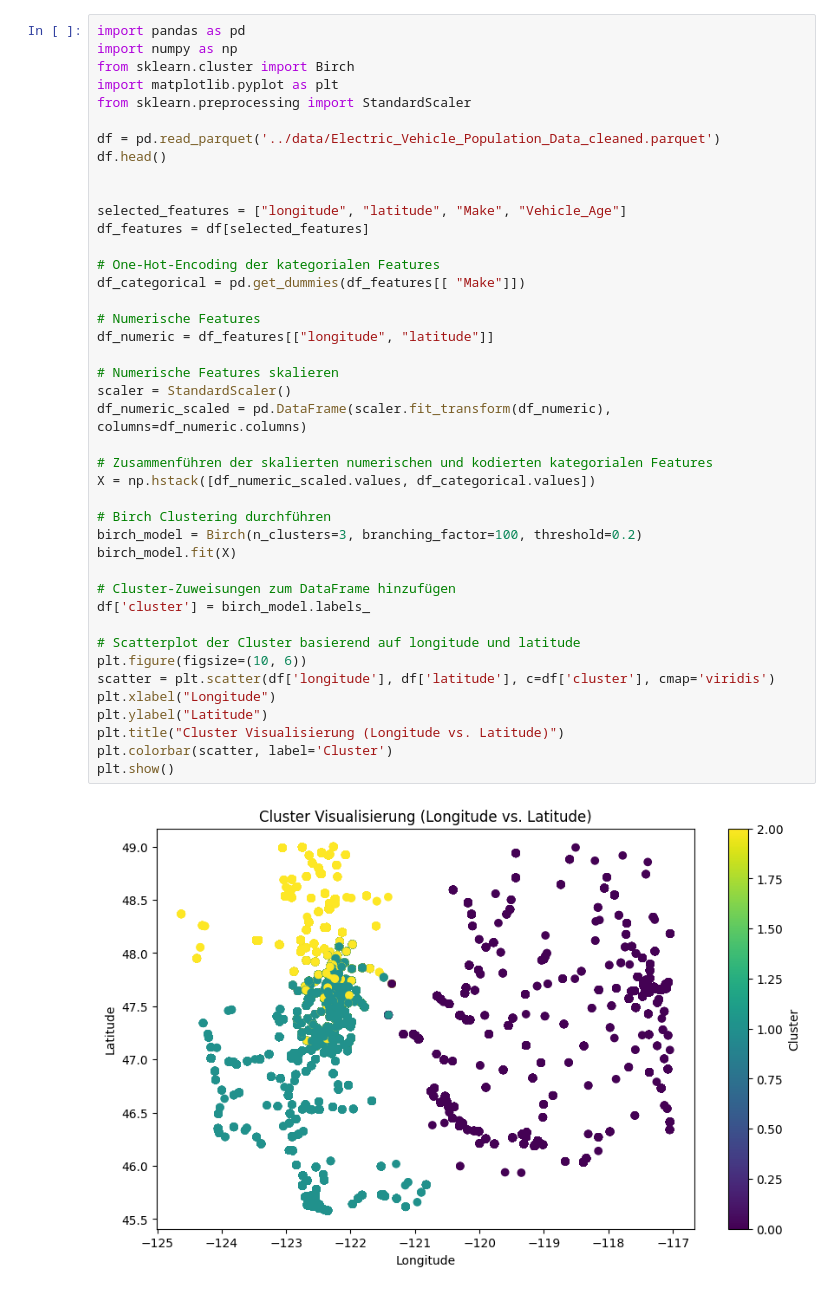
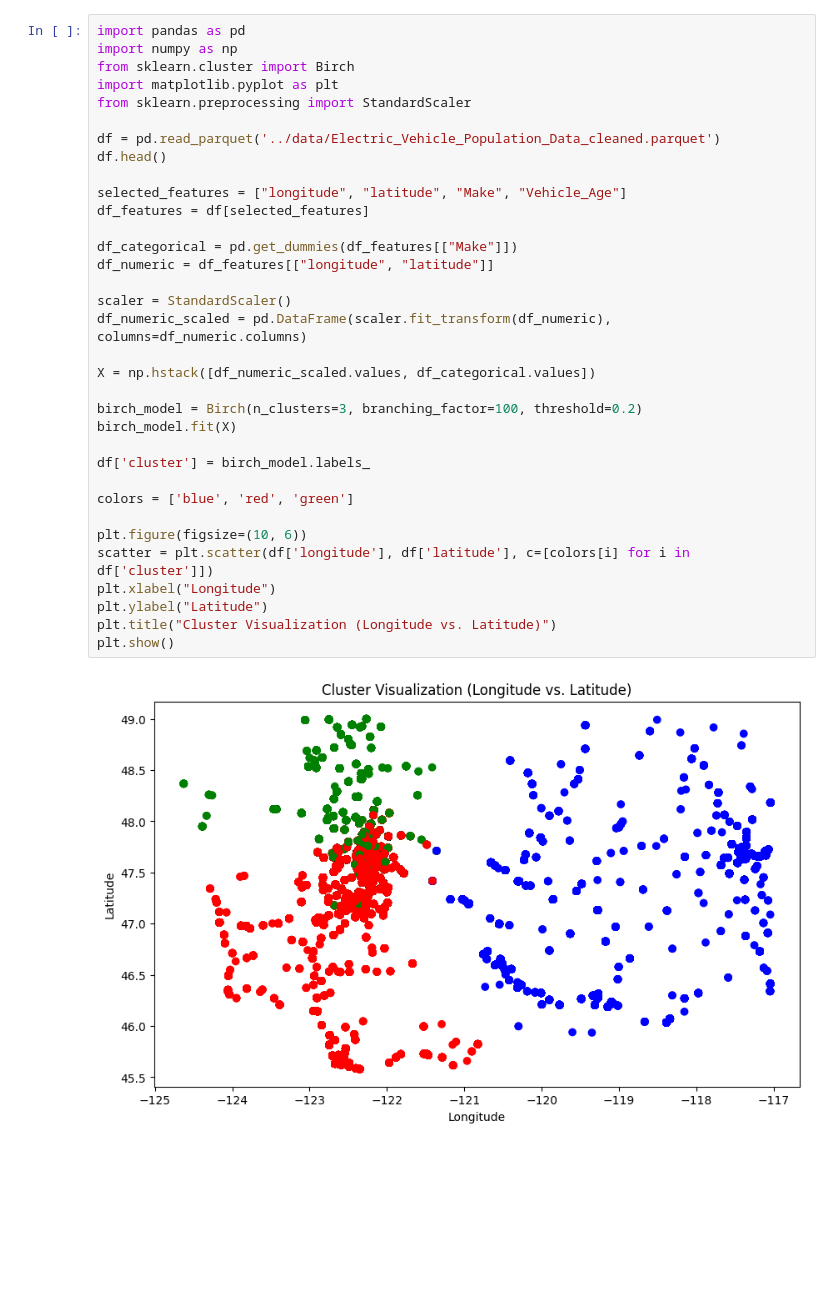
Before and after one commit to aronse1/Electric-Vehicle-Population-Data, a Jupyter notebook: notebooks/04_unsupervised_birch.ipynb, the cells around one changed output. Saved outputs shown, nothing was run; the diff lists cells and outputs as text; blank space fills up the shorter version.

```diff
--- a/notebooks/04_unsupervised_birch.ipynb
+++ b/notebooks/04_unsupervised_birch.ipynb
@@ -1,47 +1,39 @@
 # %%
 import pandas as pd
 import numpy as np
 from sklearn.cluster import Birch
 import matplotlib.pyplot as plt
 from sklearn.preprocessing import StandardScaler
 
 df = pd.read_parquet('../data/Electric_Vehicle_Population_Data_cleaned.parquet')
 df.head()
 
-
 selected_features = ["longitude", "latitude", "Make", "Vehicle_Age"]
 df_features = df[selected_features]
 
-# One-Hot-Encoding der kategorialen Features
-df_categorical = pd.get_dummies(df_features[[ "Make"]])
-
-# Numerische Features
+df_categorical = pd.get_dummies(df_features[["Make"]])
 df_numeric = df_features[["longitude", "latitude"]]
 
-# Numerische Features skalieren
 scaler = StandardScaler()
 df_numeric_scaled = pd.DataFrame(scaler.fit_transform(df_numeric), columns=df_numeric.columns)
 
-# Zusammenführen der skalierten numerischen und kodierten kategorialen Features
 X = np.hstack([df_numeric_scaled.values, df_categorical.values])
 
-# Birch Clustering durchführen
 birch_model = Birch(n_clusters=3, branching_factor=100, threshold=0.2)
 birch_model.fit(X)
 
-# Cluster-Zuweisungen zum DataFrame hinzufügen
 df['cluster'] = birch_model.labels_
 
-# Scatterplot der Cluster basierend auf longitude und latitude
+colors = ['blue', 'red', 'green']
+
 plt.figure(figsize=(10, 6))
-scatter = plt.scatter(df['longitude'], df['latitude'], c=df['cluster'], cmap='viridis')
+scatter = plt.scatter(df['longitude'], df['latitude'], c=[colors[i] for i in df['cluster']])
 plt.xlabel("Longitude")
 plt.ylabel("Latitude")
-plt.title("Cluster Visualisierung (Longitude vs. Latitude)")
-plt.colorbar(scatter, label='Cluster')
+plt.title("Cluster Visualization (Longitude vs. Latitude)")
 plt.show()
 # %% [output]
-[figure, old version]
+[figure, new version]
 # %%
 import numpy as np
 import matplotlib.pyplot as plt
```
Also changed, not shown: parts of 1 cell of this notebook, 5 other files.
